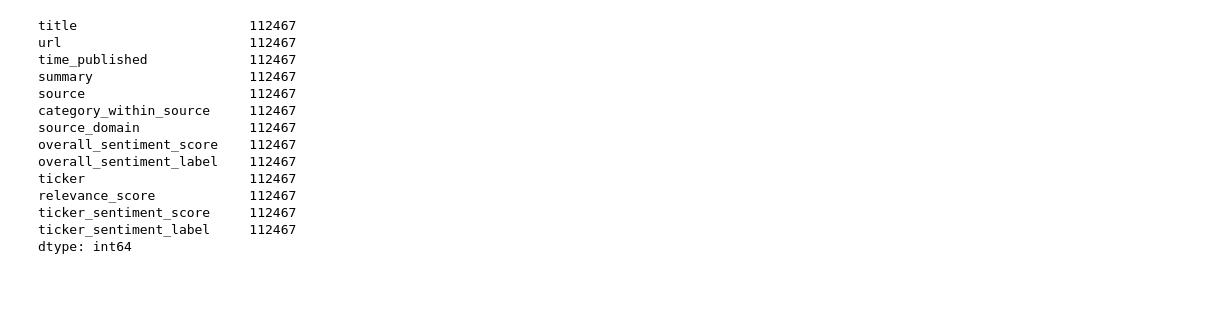
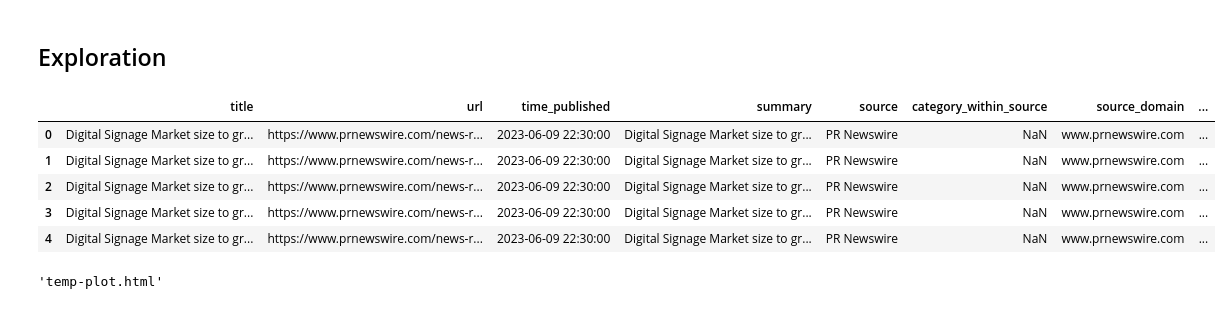
Before and after one commit to rodrigotiscareno/stock_flow, a Jupyter notebook: notebooks/alpha_vantage_news_sentiment.ipynb, the cells around one changed output. Drawn from its saved outputs; the diff is of its cells as text; code cells hidden in the pictures.

```diff
--- a/notebooks/alpha_vantage_news_sentiment.ipynb
+++ b/notebooks/alpha_vantage_news_sentiment.ipynb
@@ -64,17 +46,17 @@ df.to_csv('alpha_vantage_news.csv', index=False)
-# %%
-df.count()
-# %% [output]
-title                      112467
-url                        112467
-time_published             112467
-summary                    112467
-source                     112467
-category_within_source     112467
-source_domain              112467
-overall_sentiment_score    112467
-overall_sentiment_label    112467
-ticker                     112467
-relevance_score            112467
-ticker_sentiment_score     112467
-ticker_sentiment_label     112467
-dtype: int64
+# %% [markdown]
+## Exploration
+# %%
+df = pd.read_csv('data/alpha_vantage_news.csv')
+# %%
+df.drop_duplicates(inplace=True)
+# %%
+df['time_published'] = pd.to_datetime(df['time_published'])
+# %%
+df.head()
+# %% [output]
+|  | title | url | time_published | summary | source | category_within_source | source_domain | ... |
+| 0 | Digital Signage Market size to gr... | https://www.prnewswire.com/news-r... | 2023-06-09 22:30:00 | Digital Signage Market size to gr... | PR Newswire | NaN | www.prnewswire.com | ... |
+| 1 | Digital Signage Market size to gr... | https://www.prnewswire.com/news-r... | 2023-06-09 22:30:00 | Digital Signage Market size to gr... | PR Newswire | NaN | www.prnewswire.com | ... |
+| 2 | Digital Signage Market size to gr... | https://www.prnewswire.com/news-r... | 2023-06-09 22:30:00 | Digital Signage Market size to gr... | PR Newswire | NaN | www.prnewswire.com | ... |
+| 3 | Digital Signage Market size to gr... | https://www.prnewswire.com/news-r... | 2023-06-09 22:30:00 | Digital Signage Market size to gr... | PR Newswire | NaN | www.prnewswire.com | ... |
+| 4 | Digital Signage Market size to gr... | https://www.prnewswire.com/news-r... | 2023-06-09 22:30:00 | Digital Signage Market size to gr... | PR Newswire | NaN | www.prnewswire.com | ... |
@@ -80,0 +65,31 @@ dtype: int64
+# %%
+import plotly.express as px
+import matplotlib.pyplot as plt
+import plotly.graph_objects as go
+import plotly.offline as py
+from statsmodels.nonparametric.smoothers_lowess import lowess
+
+
+tsla = tsla.sort_values(by="time_published")
+x = (tsla['time_published'] - tsla['time_published'].min()).dt.total_seconds()
+
+# y is the 'ticker_sentiment_score'
+y = tsla['ticker_sentiment_score']
+loess_smoothed = lowess(y, x, frac=0.1) # try adjusting frac to change the amount of smoothing
+
+y_moving_avg = y.rolling(window=7).mean()
+
+
+# calculate regression line
+slope, intercept = np.polyfit(x, y, 1)
+reg_line = slope*x + intercept
+
+fig = px.line(tsla, x="time_published", y="ticker_sentiment_score", title='$TSLA Over Time')
+fig.add_trace(go.Scatter(x=tsla['time_published'], y=loess_smoothed[:,1], mode='lines', name='LOESS Smoothed'))
+fig.add_trace(go.Scatter(x=tsla['time_published'], y=reg_line, mode='lines', name='Regression Line'))
+fig.add_trace(go.Scatter(x=tsla['time_published'], y=y_moving_avg, mode='lines', name='Moving Average'))
+
+# plot the figure
+py.plot(fig)
+# %% [output]
+'temp-plot.html'
```
Also changed, not shown: parts of 7 cells of this notebook, 7 other files.
